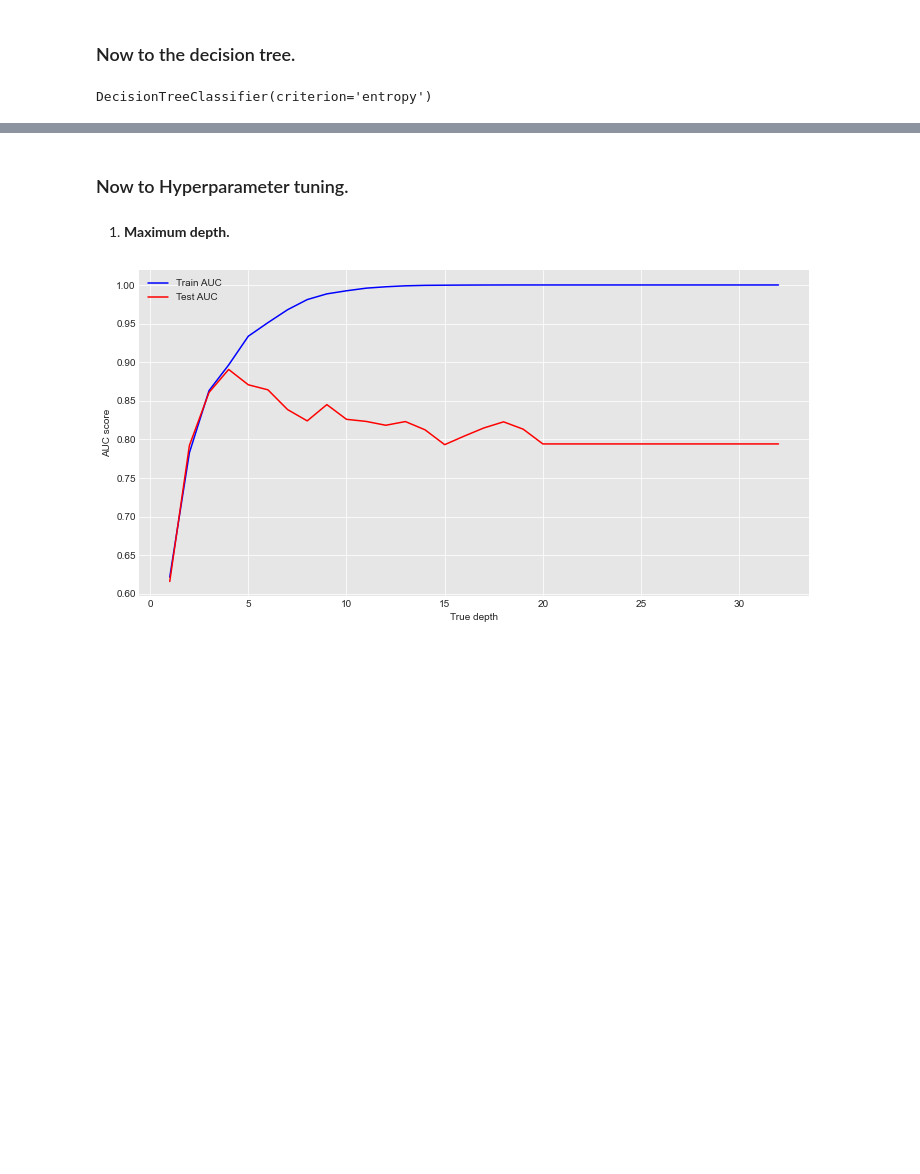
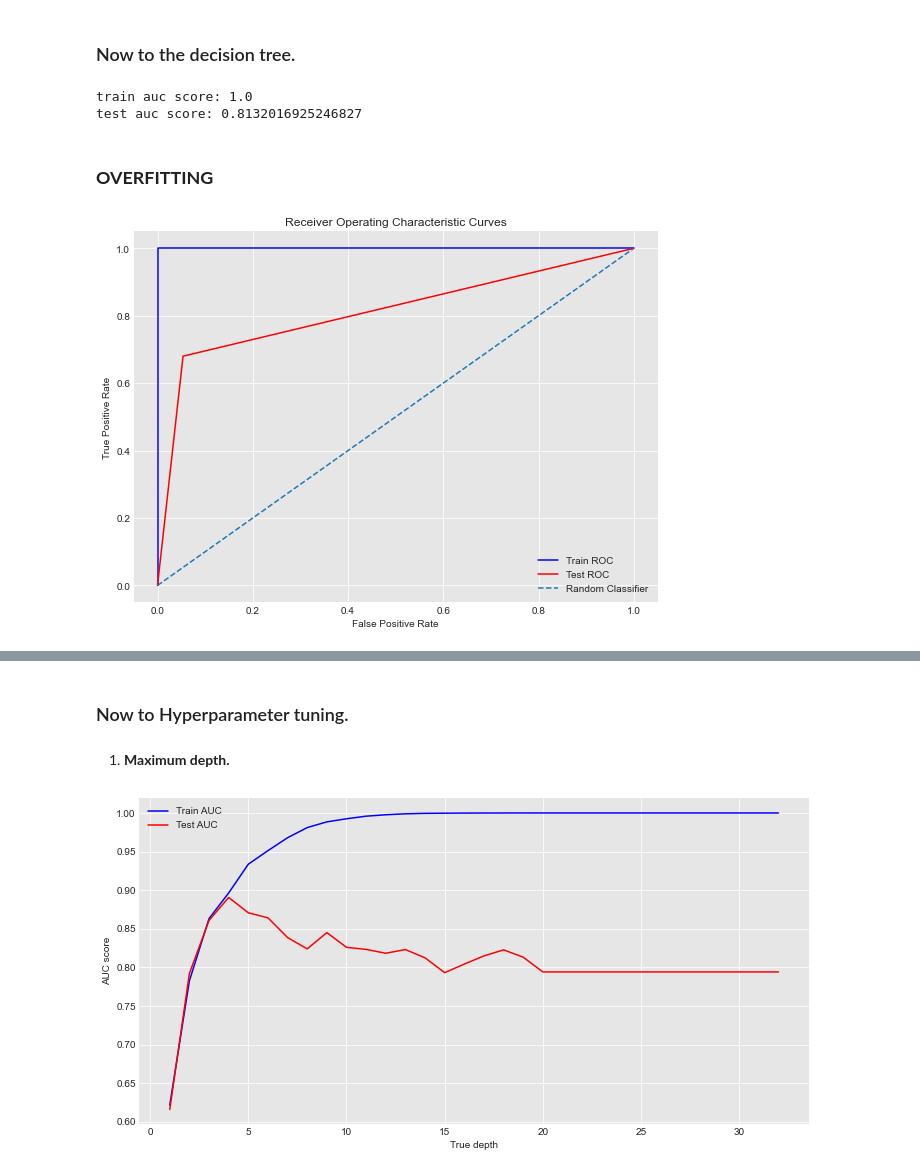
Before and after one commit to Victor-Mufasa/Phase-3-Project, a Jupyter notebook: student.ipynb, the cells around one changed output, grey strips where cells are left out. Cells and saved outputs as stored; diff of their text form; code cells hidden in the pictures; blank space fills up the shorter version.

```diff
--- a/student.ipynb
+++ b/student.ipynb
@@ -371,8 +433,30 @@ print(np.exp(-1.8292021306019284))
 # %% [markdown]
 ### Now to the decision tree.
 # %%
-clf = DecisionTreeClassifier(criterion='entropy')
+# Baseline decision tree classifier.
+clf = DecisionTreeClassifier(criterion='entropy', random_state=42)
 clf.fit(X_train_full, y_train)
+y_train_score=clf.predict_proba(X_train_full)[:,1]
+y_test_score=clf.predict_proba(X_test_full)[:,1]
+fpr, tpr, thresholds = roc_curve(y_train, y_train_score)
+fpr2, tpr2, thresholds2 = roc_curve(y_test, y_test_score)
+print(f'train auc score: {auc(fpr, tpr)}')
+print(f'test auc score: {auc(fpr2 ,tpr2)}')
 # %% [output]
-DecisionTreeClassifier(criterion='entropy')
+train auc score: 1.0
+test auc score: 0.8132016925246827
+# %% [markdown]
+### **OVERFITTING**
+# %%
+plt.figure(figsize=(8, 6))
+plt.plot(fpr, tpr, 'b', label='Train ROC')
+plt.plot(fpr2, tpr2, 'r', label='Test ROC')
+plt.plot([0, 1], [0, 1], linestyle='--', label="Random Classifier")
+plt.xlabel("False Positive Rate")
+plt.ylabel("True Positive Rate")
+plt.title("Receiver Operating Characteristic Curves")
+plt.legend(loc="lower right")
+plt.tight_layout();
+# %% [output]
+[figure, added]
 # %%
```
Also changed, not shown: parts of 18 cells of this notebook.
